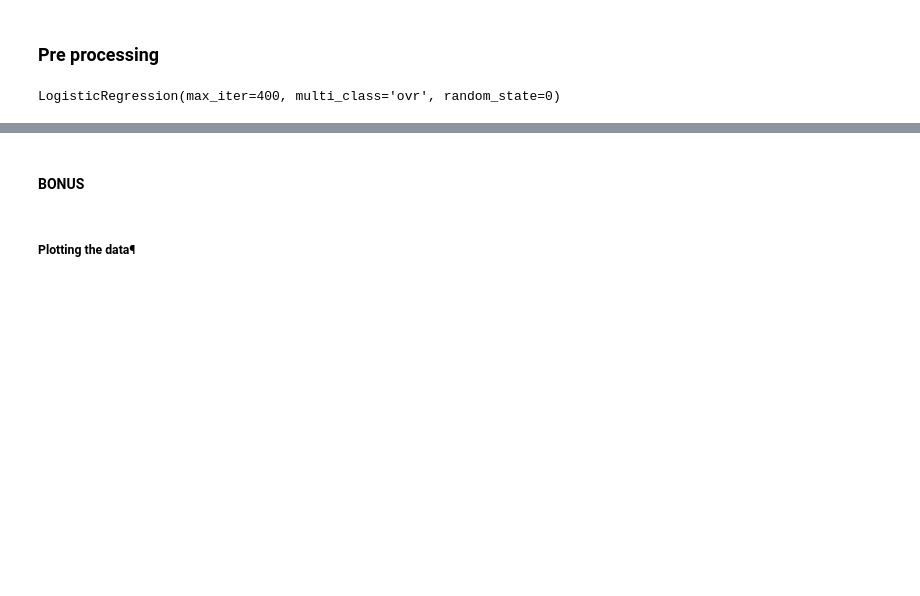
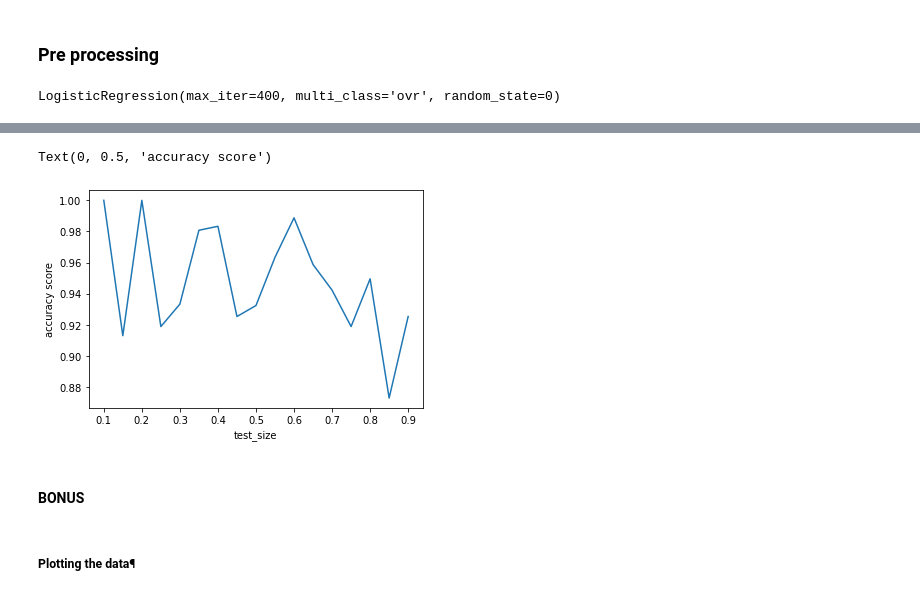
Before and after one commit to thusspokedata/Ironhack-Data-Analyst-Bootcamp, a Jupyter notebook: Week4/day 2/Predict the flower class.ipynb, the cells around one changed output, grey strips where cells are left out. Drawn from its saved outputs; the diff is of its cells as text; code cells hidden in the pictures; blank space fills up the shorter version.

```diff
--- a/Week4/day 2/Predict the flower class.ipynb
+++ b/Week4/day 2/Predict the flower class.ipynb
@@ -256,0 +255,10 @@ Iris-versicolor       0.94      1.00      0.97        17
+# %%
+def get_score(test_size, df):
+    X = df.drop('class', axis=1)
+    y = df['class']
+    X_train, X_test, y_train, y_test = train_test_split(X, y, test_size=test_size,
+                                                        #random_state=27
+                                                       )
+    lr.fit(X_train, y_train)
+    y_pred = lr.predict(X_test)
+    return accuracy_score(y_test, y_pred)
@@ -257,3 +274,13 @@ Iris-versicolor       0.94      1.00      0.97        17
+# %%
+test_sizes = np.linspace(0.1, 0.9, 17)
+acc_scores = [get_score(test_size, df) for test_size in test_sizes]
+# %%
+plt.plot(test_sizes, acc_scores)
+plt.xlabel('test_size')
+plt.ylabel('accuracy score')
+# %% [output]
+Text(0, 0.5, 'accuracy score')
+[figure, added]
 # %% [markdown]
 #### BONUS
 # %% [markdown]
```
Also changed, not shown: parts of 9 cells of this notebook.
